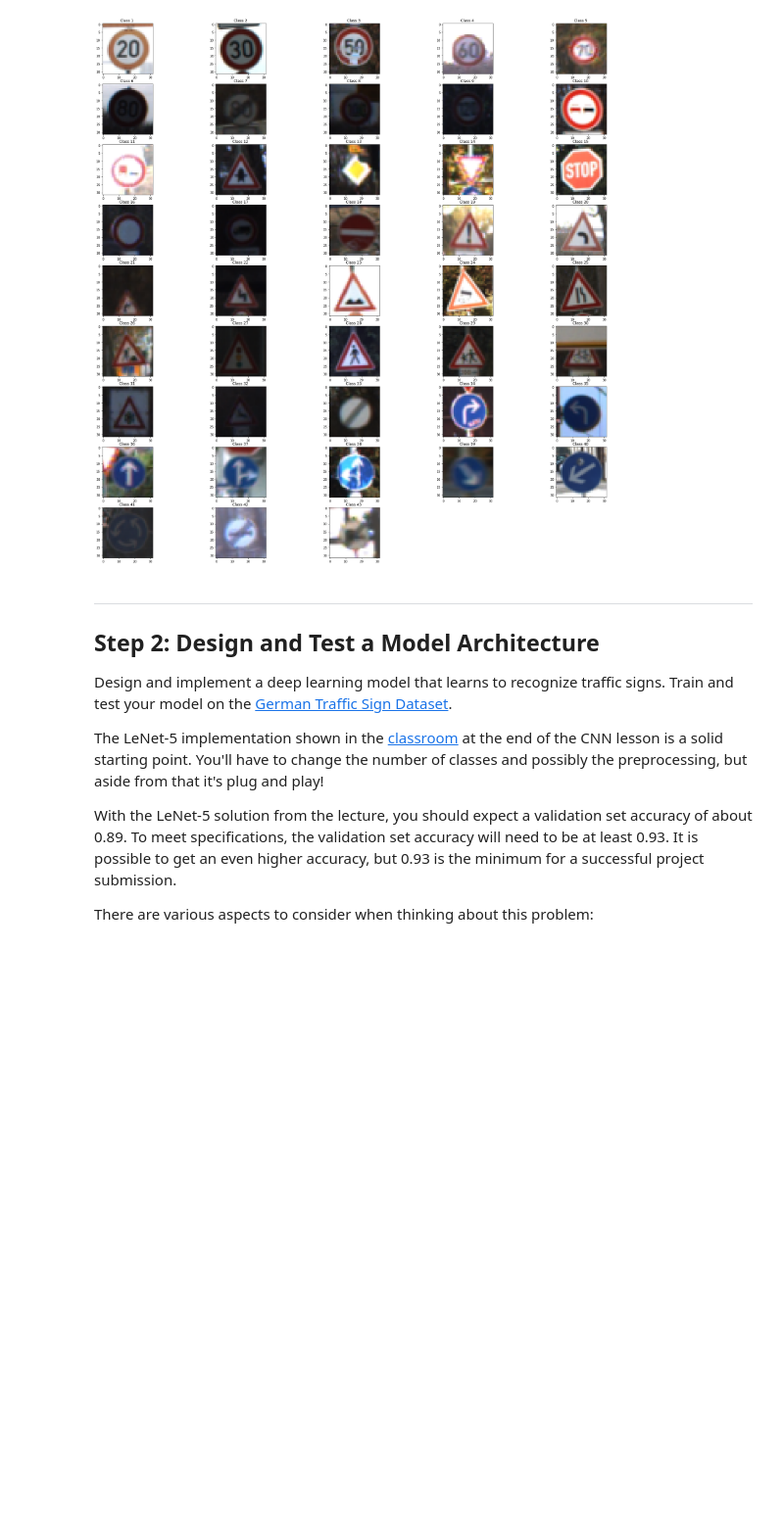
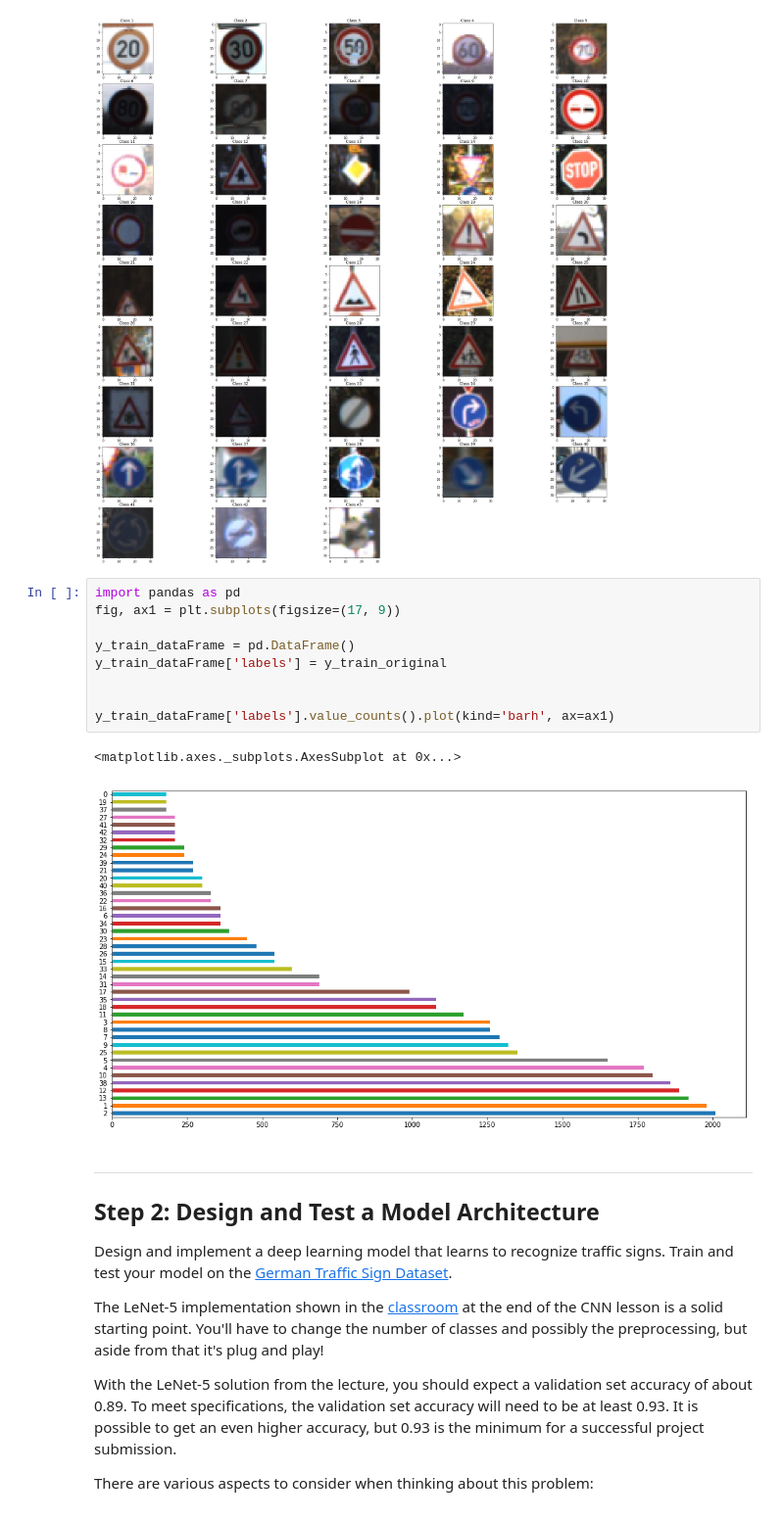
Before and after one commit to joseppii/Traffic-Sign-Classifier-Project, a Jupyter notebook: Traffic_Sign_Classifier.ipynb, the cells around one changed output. Shown: that part at 98% size. Drawn from its saved outputs; the diff is of its cells as text; blank space fills up the shorter version.

Commit message:
Add a histogram plot for all labels

```diff
--- a/Traffic_Sign_Classifier.ipynb
+++ b/Traffic_Sign_Classifier.ipynb
@@ -117,6 +117,18 @@ for i in range(n_classes):
 plt.show()
 # %% [output]
 [figure]
+# %%
+import pandas as pd
+fig, ax1 = plt.subplots(figsize=(17, 9))
+
+y_train_dataFrame = pd.DataFrame()
+y_train_dataFrame['labels'] = y_train_original
+
+
+y_train_dataFrame['labels'].value_counts().plot(kind='barh', ax=ax1)
+# %% [output]
+<matplotlib.axes._subplots.AxesSubplot at 0x...>
+[figure, added]
 # %% [markdown]
 ----
 
```
